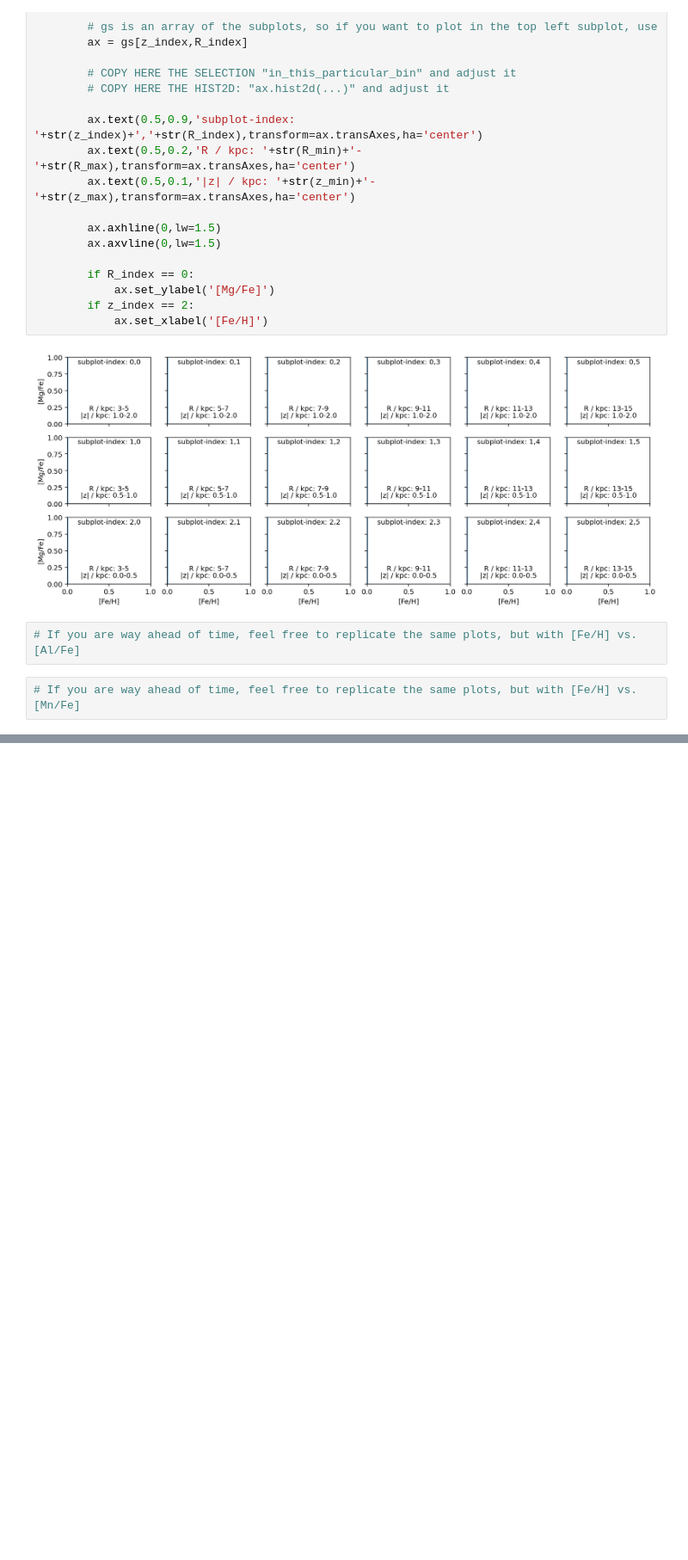
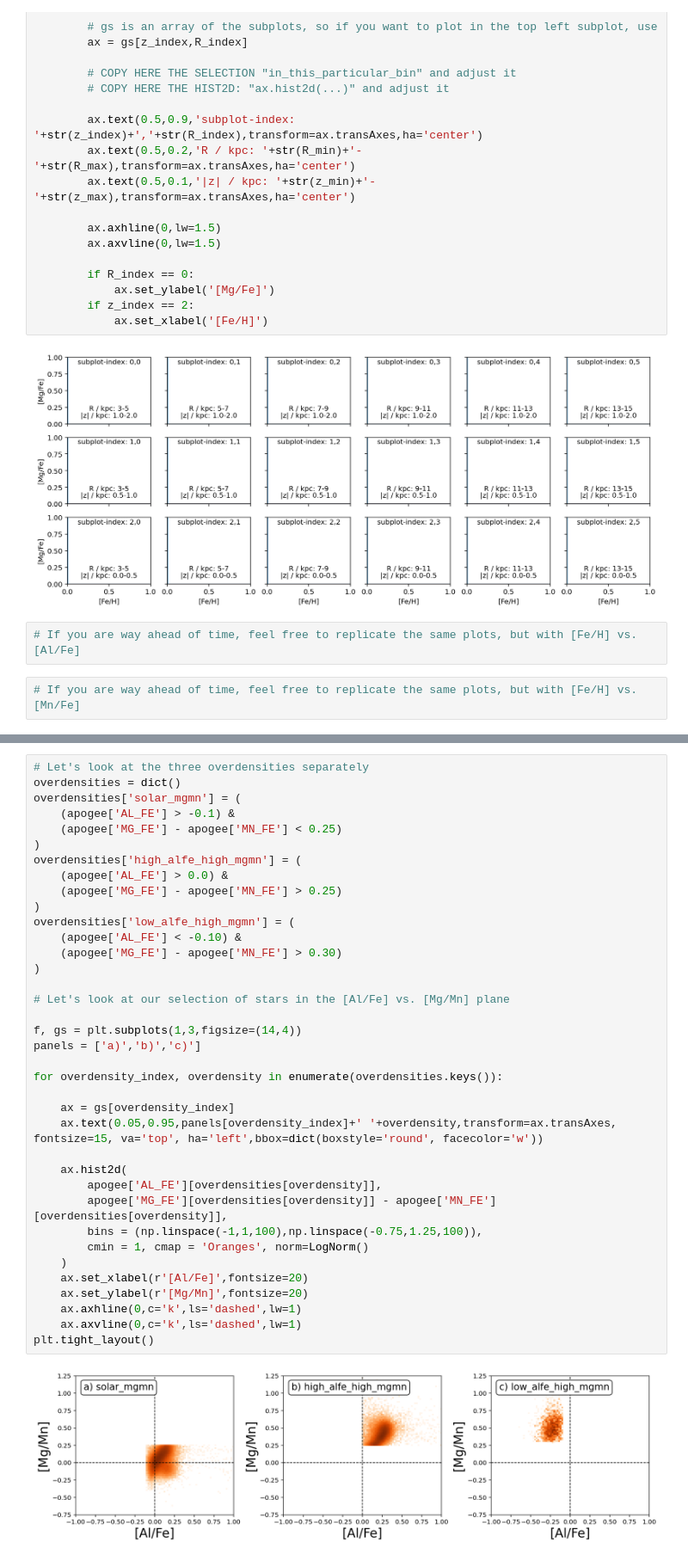
Before and after one commit to svenbuder/ANU_ASTR4006_Week6_Tutorial, a Jupyter notebook: ASTR4006_MilkyWay_Tutorial.ipynb, the cells around one changed output, grey strips where cells are left out. Shown at 86% size. Saved outputs shown, nothing was run; the diff lists cells and outputs as text; blank space fills up the shorter version.

```diff
--- a/ASTR4006_MilkyWay_Tutorial.ipynb
+++ b/ASTR4006_MilkyWay_Tutorial.ipynb
@@ -496,0 +432,39 @@ plt.tight_layout()
+# %%
+# Let's look at the three overdensities separately
+overdensities = dict()
+overdensities['solar_mgmn'] = (
+    (apogee['AL_FE'] > -0.1) &
+    (apogee['MG_FE'] - apogee['MN_FE'] < 0.25)
+)
+overdensities['high_alfe_high_mgmn'] = (
+    (apogee['AL_FE'] > 0.0) &
+    (apogee['MG_FE'] - apogee['MN_FE'] > 0.25)
+)
+overdensities['low_alfe_high_mgmn'] = (
+    (apogee['AL_FE'] < -0.10) &
+    (apogee['MG_FE'] - apogee['MN_FE'] > 0.30)
+)
+
+# Let's look at our selection of stars in the [Al/Fe] vs. [Mg/Mn] plane
+
+f, gs = plt.subplots(1,3,figsize=(14,4))
+panels = ['a)','b)','c)']
+
+for overdensity_index, overdensity in enumerate(overdensities.keys()):
+
+    ax = gs[overdensity_index]
+    ax.text(0.05,0.95,panels[overdensity_index]+' '+overdensity,transform=ax.transAxes, fontsize=15, va='top', ha='left',bbox=dict(boxstyle='round', facecolor='w'))
+
+    ax.hist2d(
+        apogee['AL_FE'][overdensities[overdensity]],
+        apogee['MG_FE'][overdensities[overdensity]] - apogee['MN_FE'][overdensities[overdensity]],
+        bins = (np.linspace(-1,1,100),np.linspace(-0.75,1.25,100)),
+        cmin = 1, cmap = 'Oranges', norm=LogNorm()
+    )
+    ax.set_xlabel(r'[Al/Fe]',fontsize=20)
+    ax.set_ylabel(r'[Mg/Mn]',fontsize=20)
+    ax.axhline(0,c='k',ls='dashed',lw=1)
+    ax.axvline(0,c='k',ls='dashed',lw=1)
+plt.tight_layout()
+# %% [output]
+[figure, added]
```
Also changed, not shown: parts of 9 cells of this notebook, 1 other file.
